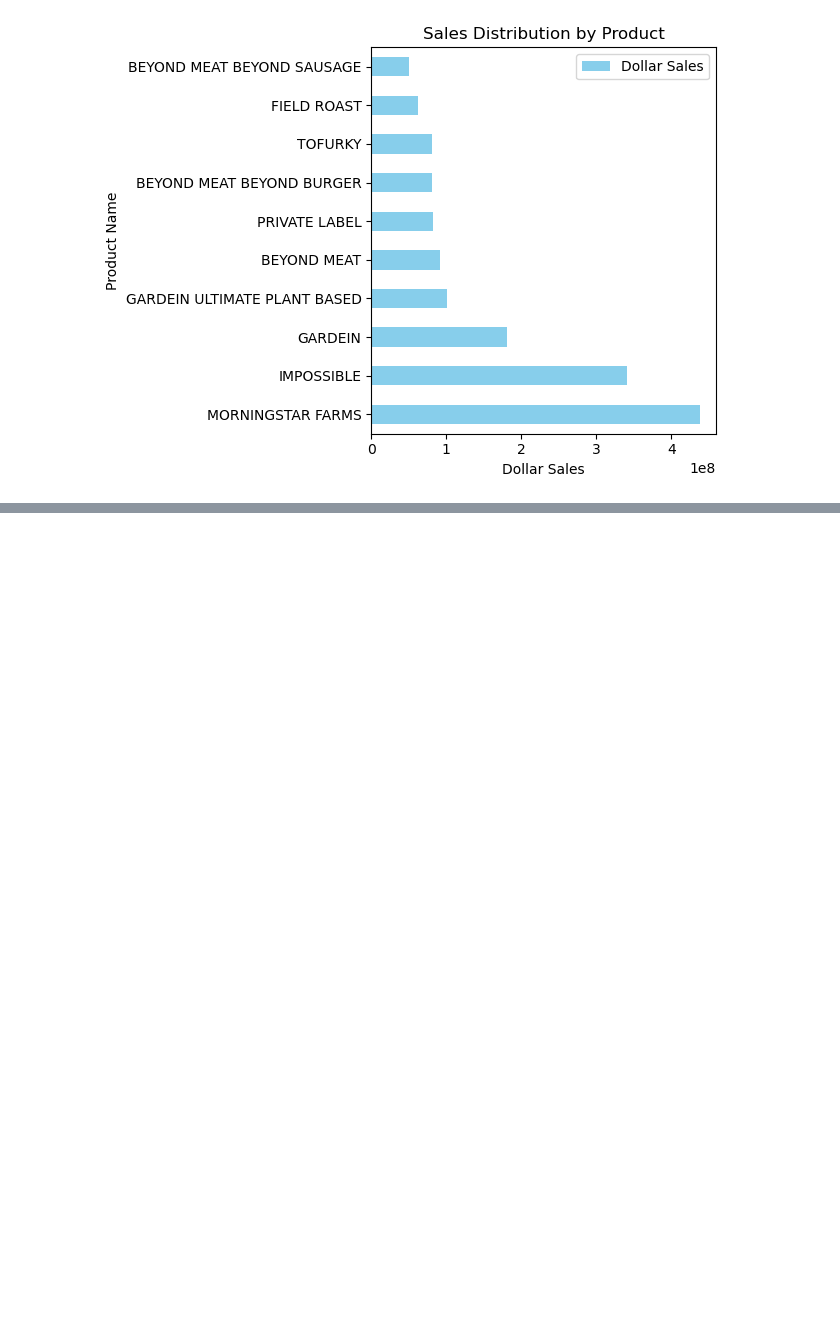
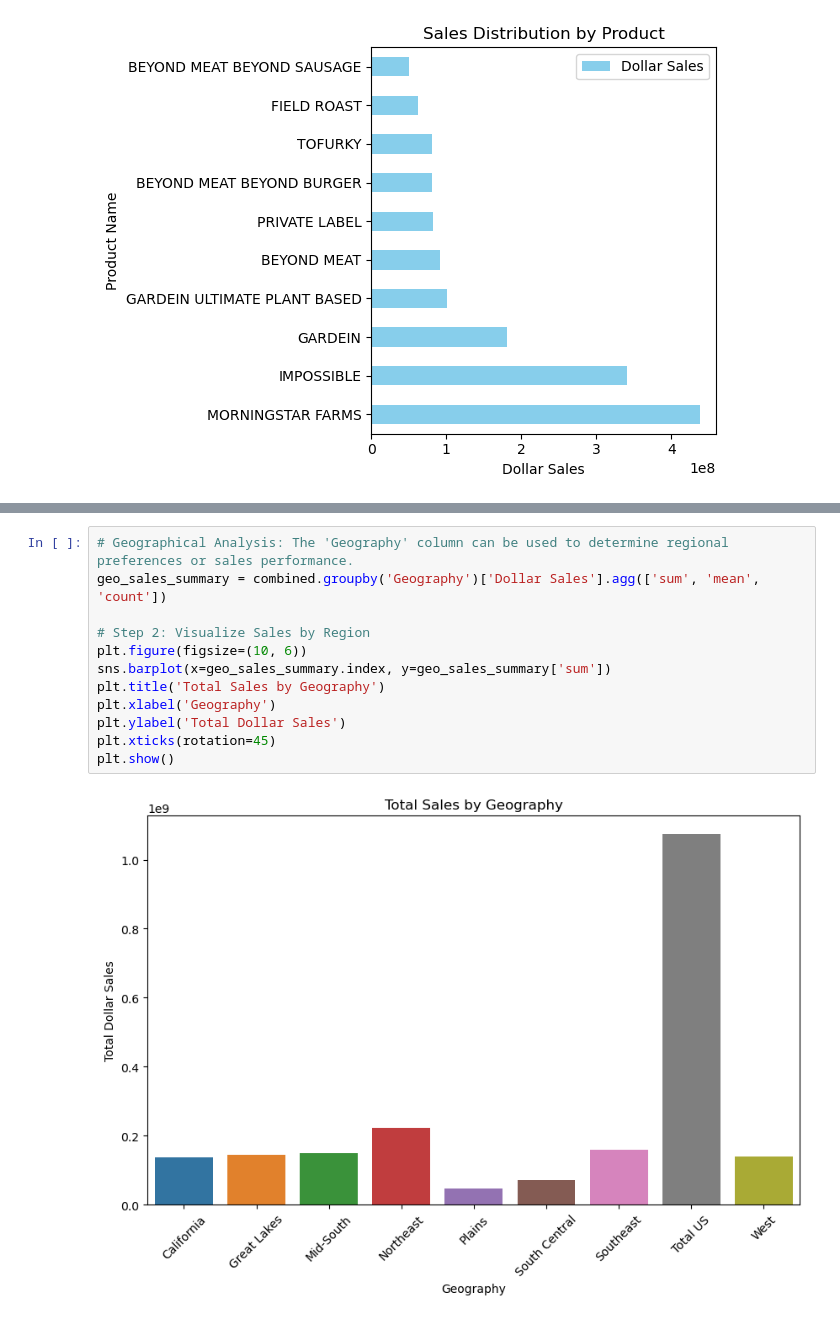
Before and after one commit to georgeftd9/Conagra_Project, a Jupyter notebook: test_merge.ipynb, the cells around one changed output, grey strips where cells are left out. Cells and saved outputs as stored; diff of their text form; blank space fills up the shorter version.

```diff
--- a/test_merge.ipynb
+++ b/test_merge.ipynb
@@ -310,0 +316,14 @@ plt.show()
+# %%
+# Geographical Analysis: The 'Geography' column can be used to determine regional preferences or sales performance.
+geo_sales_summary = combined.groupby('Geography')['Dollar Sales'].agg(['sum', 'mean', 'count'])
+
+# Step 2: Visualize Sales by Region
+plt.figure(figsize=(10, 6))
+sns.barplot(x=geo_sales_summary.index, y=geo_sales_summary['sum'])
+plt.title('Total Sales by Geography')
+plt.xlabel('Geography')
+plt.ylabel('Total Dollar Sales')
+plt.xticks(rotation=45)
+plt.show()
+# %% [output]
+[figure, added]
```
Also changed, not shown: parts of 9 cells of this notebook.
